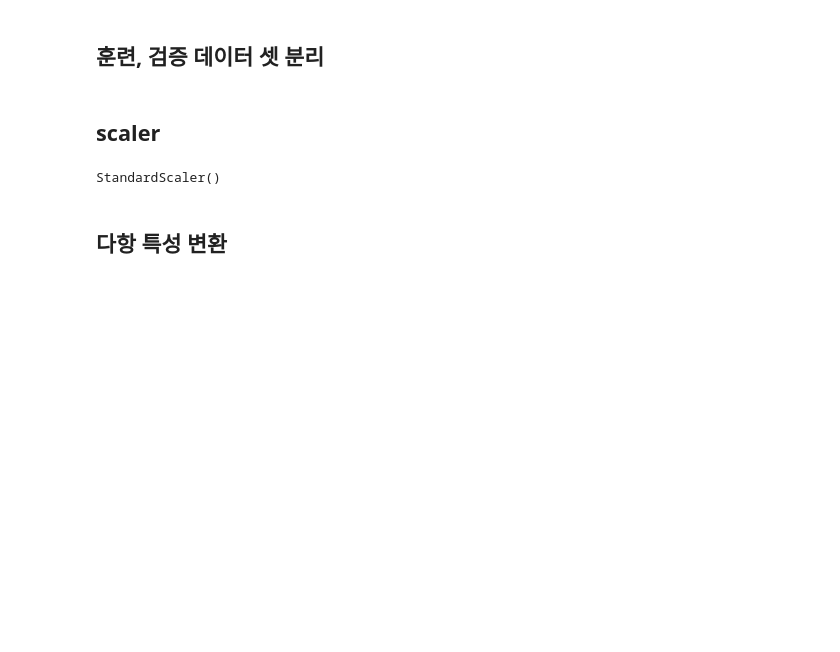
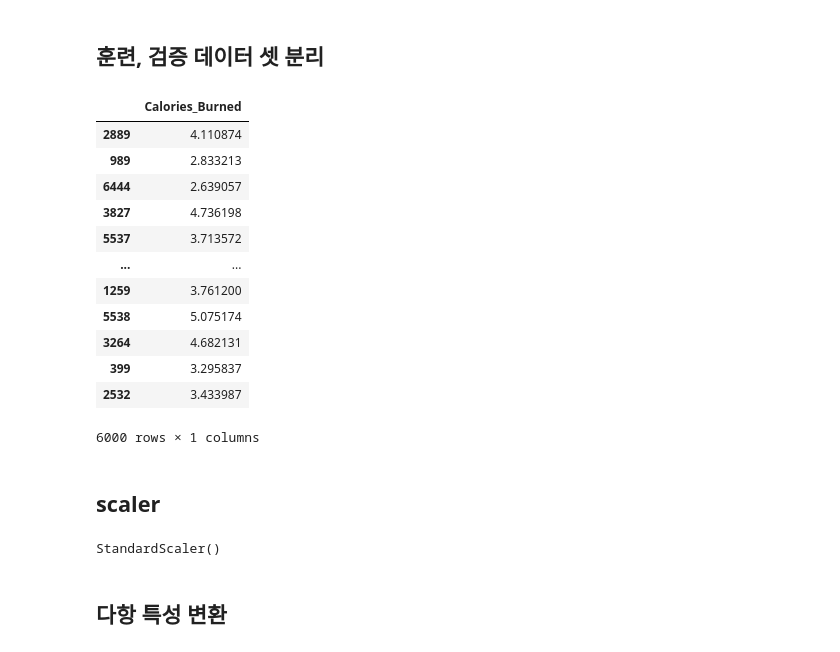
Before and after one commit to shoon95/ML-DL_competition, a Jupyter notebook: Dacon_Calorie Consumption AI Prediction/Untitled.ipynb, the cells around one changed output. Cells and saved outputs as stored; diff of their text form; code cells hidden in the pictures; blank space fills up the shorter version.

```diff
--- a/Dacon_Calorie Consumption AI Prediction/Untitled.ipynb
+++ b/Dacon_Calorie Consumption AI Prediction/Untitled.ipynb
@@ -162,7 +202,30 @@ y = train[['Calories_Burned']]
+# %%
+# 왜도가 큰 변수를 최대한 정규분포에 가깝게 변환
+X['Calories_Proxy_MET'] = np.log1p(X['Calories_Proxy_MET'])
+X_test['Calories_Proxy_MET'] = np.log1p(X_test['Calories_Proxy_MET'])
+# %%
+X = X.drop(['Activity_Factor'], axis=1)
+X_test = X_test.drop(['Activity_Factor'], axis=1)
 # %% [markdown]
 ## 훈련, 검증 데이터 셋 분리
 # %%
 X_train, X_val, y_train, y_val = train_test_split(X, y, test_size=0.2, random_state=56)
+# %%
+y_train
+# %% [output]
+|  | Calories_Burned |
+| 2889 | 4.110874 |
+| 989 | 2.833213 |
+| 6444 | 2.639057 |
+| 3827 | 4.736198 |
+| 5537 | 3.713572 |
+| ... | ... |
+| 1259 | 3.761200 |
+| 5538 | 5.075174 |
+| 3264 | 4.682131 |
+| 399 | 3.295837 |
+| 2532 | 3.433987 |
+6000 rows × 1 columns
 # %% [markdown]
 ## scaler
 # %%
```
Also changed, not shown: parts of 34 cells of this notebook.
